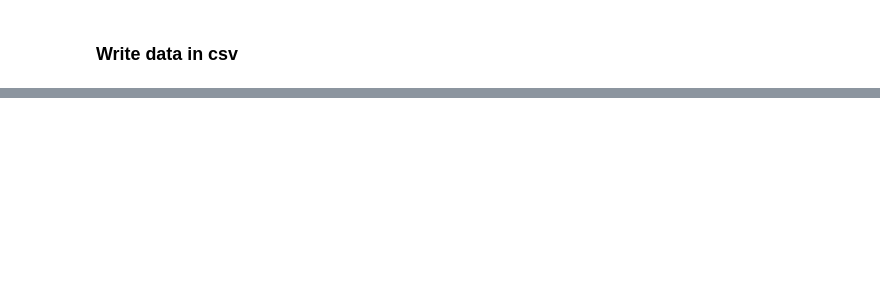
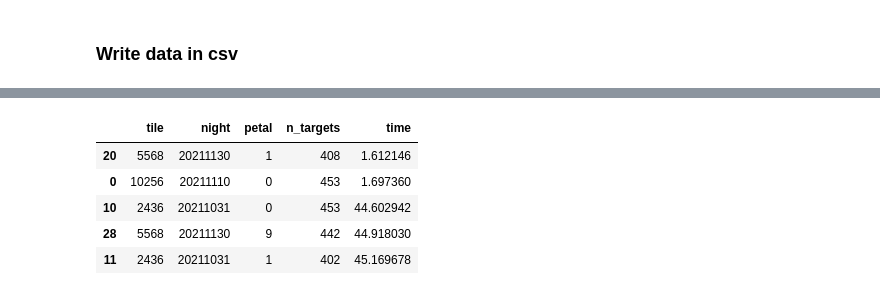
Before and after one commit to ValeriaTorresG/AssessingDesiData, a Jupyter notebook: write_data.ipynb, the cells around one changed output, grey strips where cells are left out. Cells and saved outputs as stored; diff of their text form; code cells hidden in the pictures; blank space fills up the shorter version.

```diff
--- a/write_data.ipynb
+++ b/write_data.ipynb
@@ -147,0 +359,9 @@ Wave data saved in ./data/wave_data.csv
+# %%
+df.sort_values('time', ascending=True).head()
+# %% [output]
+|  | tile | night | petal | n_targets | time |
+| 20 | 5568 | 20211130 | 1 | 408 | 1.612146 |
+| 0 | 10256 | 20211110 | 0 | 453 | 1.697360 |
+| 10 | 2436 | 20211031 | 0 | 453 | 44.602942 |
+| 28 | 5568 | 20211130 | 9 | 442 | 44.918030 |
+| 11 | 2436 | 20211031 | 1 | 402 | 45.169678 |
```
Also changed, not shown: parts of 22 cells of this notebook, 7 other files.
